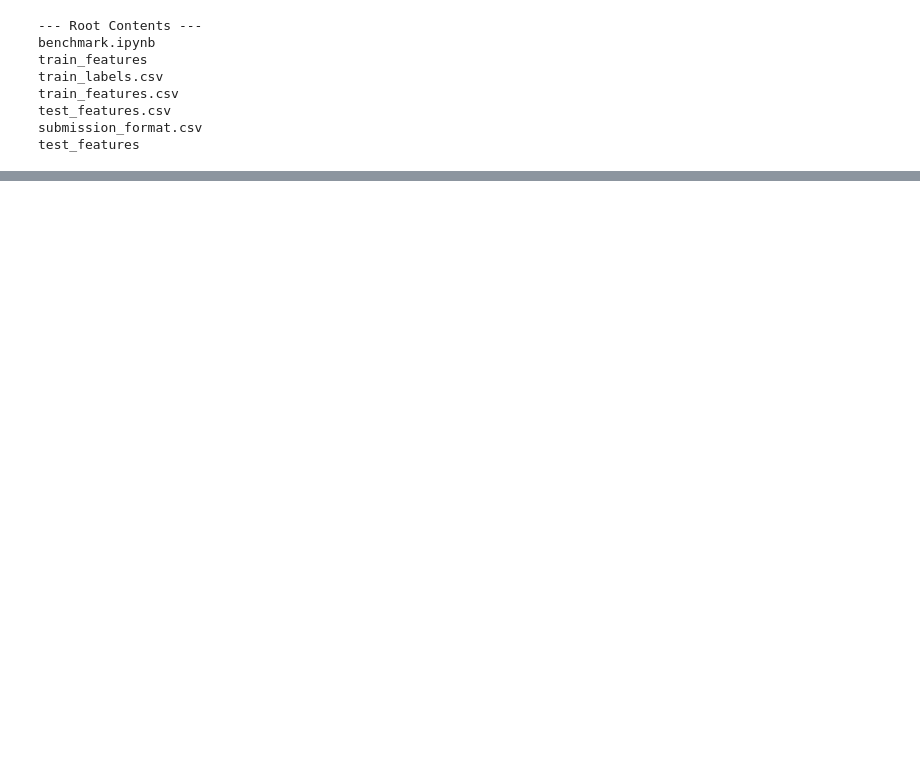
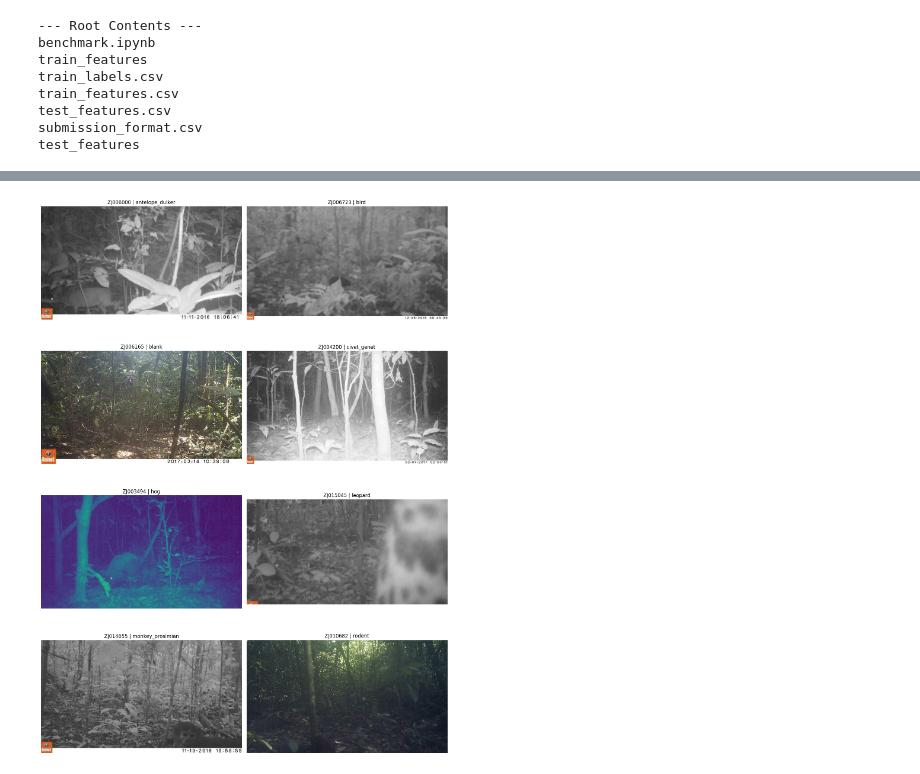
Before and after one commit to amuhammed005/conservision-wildlife-classifier, a Jupyter notebook: conservision-wildlife-classifier.ipynb, the cells around one changed output, grey strips where cells are left out. Cells and saved outputs as stored; diff of their text form; code cells hidden in the pictures; blank space fills up the shorter version.

```diff
--- a/conservision-wildlife-classifier.ipynb
+++ b/conservision-wildlife-classifier.ipynb
@@ -98,0 +116,4 @@ Image Resolution: (960, 540) | Mode: RGB
+# %%
+print("\n--- Columns in Dataset ---")
+species_labels = sorted(train_labels.columns.unique())
+species_labels
@@ -98,0 +152,20 @@ Image Resolution: (960, 540) | Mode: RGB
+# %%
+# Actual images per class
+fig, axes = plt.subplots(nrows=4, ncols=2, figsize=(14, 20))
+
+for species, ax in zip(species_labels, axes.flat):
+    img_id = (
+        train_labels[train_labels[species] == 1]
+        .sample(1, random_state=42)
+        .index[0]
+    )
+    img_path = os.path.join(DATA_DIR, train_features.loc[img_id, "filepath"])
+    img = mpimg.imread(img_path)
+    ax.imshow(img)
+    ax.set_title(f"{img_id} | {species}")
+    ax.axis("off")
+
+plt.tight_layout()
+plt.show()
+# %% [output]
+[figure, added]
```
Also changed, not shown: parts of 23 cells of this notebook.
